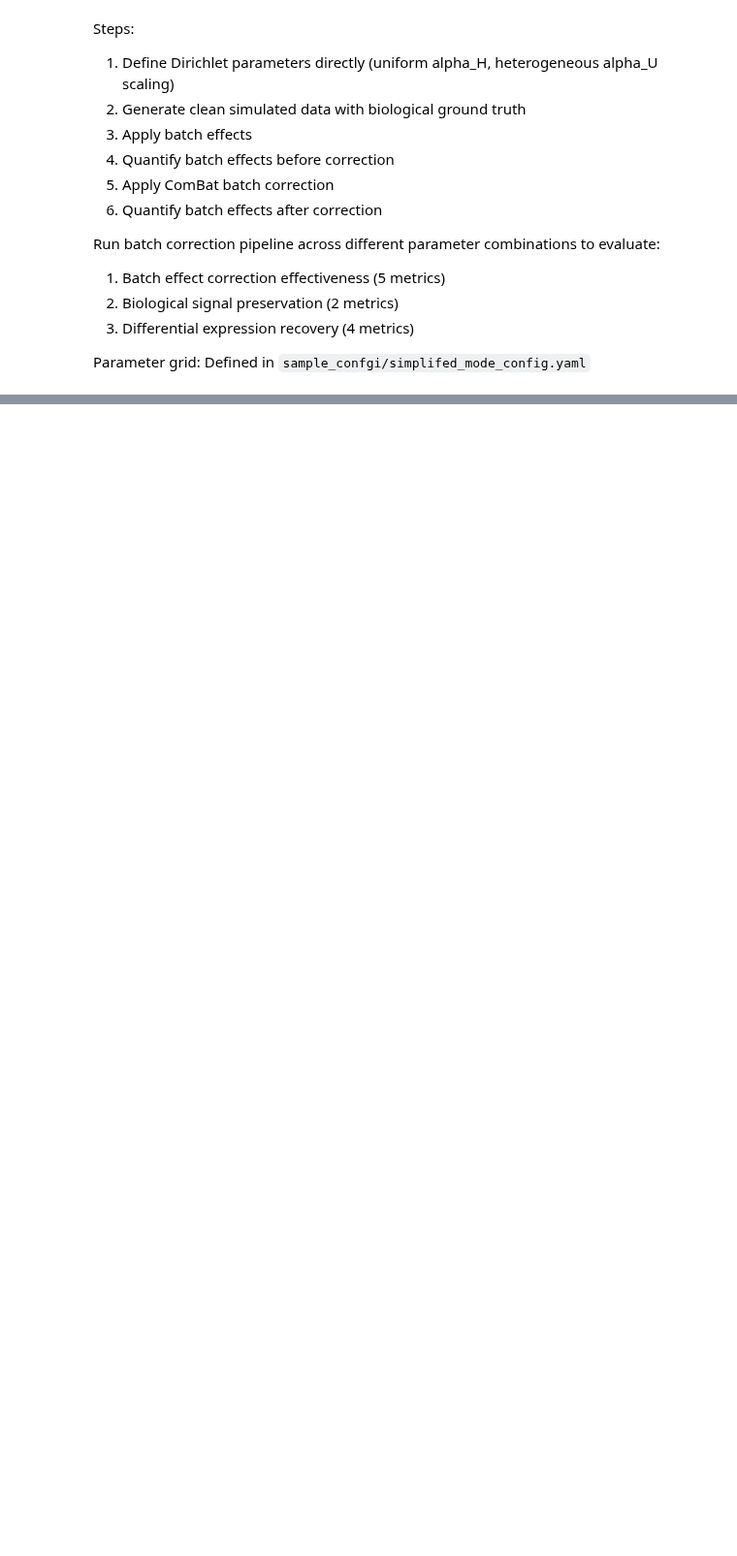
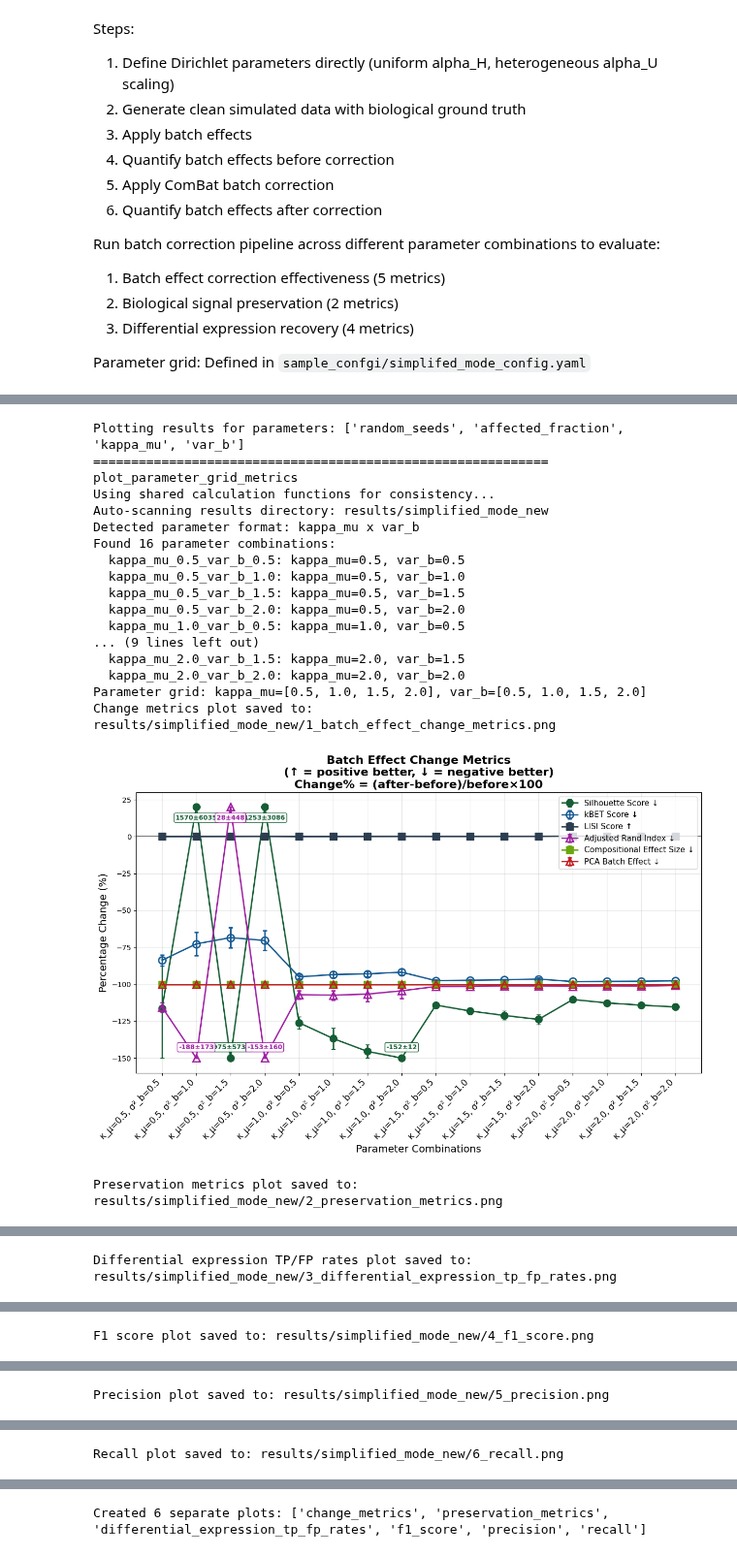
Before and after one commit to BojarLab/GlycoForge, a Jupyter notebook: use_cases/batch_correction/run_correction.ipynb, the cells around one changed output, grey strips where cells are left out. Shown at 97% size. Saved outputs shown, nothing was run; the diff lists cells and outputs as text; code cells hidden in the pictures; blank space fills up the shorter version.

Commit message:
update sim_bio_factor core functions and json format, etc

```diff
--- a/use_cases/batch_correction/run_correction.ipynb
+++ b/use_cases/batch_correction/run_correction.ipynb
@@ -48,20 +70,39 @@ print(f"Total results: {len(results)}")
 # %%
 # Visualize the results from the parameter grid search
-# The plotting function will automatically scan the output directory for results.
 from visualization import plot_parameter_grid_metrics
 # Identify grid parameters (lists in config)
 grid_params = {k: v for k, v in config.items() if isinstance(v, list)}
 
 if grid_params:
     print(f"Plotting results for parameters: {list(grid_params.keys())}")
 
     # Ensure output directory ends with a separator for the save path prefix
     output_dir = config.get('output_dir')
-    save_prefix = os.path.join(output_dir, '') if output_dir else None
+    save_path = os.path.join(output_dir, '') if output_dir else None
 
     plot_parameter_grid_metrics(
         results_dir=output_dir,
-        save_path=save_prefix
+        save_path=save_path
     )
 else:
     print("No parameter grid found (single run configuration). Skipping grid summary plots.")
+# %% [output]
+Plotting results for parameters: ['random_seeds', 'affected_fraction', 'kappa_mu', 'var_b']
+============================================================
+plot_parameter_grid_metrics
+Using shared calculation functions for consistency...
+Auto-scanning results directory: results/simplified_mode_new
+Detected parameter format: kappa_mu x var_b
+Found 16 parameter combinations:
+  kappa_mu_0.5_var_b_0.5: kappa_mu=0.5, var_b=0.5
+  kappa_mu_0.5_var_b_1.0: kappa_mu=0.5, var_b=1.0
+  kappa_mu_0.5_var_b_1.5: kappa_mu=0.5, var_b=1.5
+  kappa_mu_0.5_var_b_2.0: kappa_mu=0.5, var_b=2.0
+  kappa_mu_1.0_var_b_0.5: kappa_mu=1.0, var_b=0.5
+... (9 lines left out)
+  kappa_mu_2.0_var_b_1.5: kappa_mu=2.0, var_b=1.5
+  kappa_mu_2.0_var_b_2.0: kappa_mu=2.0, var_b=2.0
+Parameter grid: kappa_mu=[0.5, 1.0, 1.5, 2.0], var_b=[0.5, 1.0, 1.5, 2.0]
+Change metrics plot saved to: results/simplified_mode_new/1_batch_effect_change_metrics.png
+[figure, added]
+Preservation metrics plot saved to: results/simplified_mode_new/2_preservation_metrics.png
@@ -67,0 +110 @@ else:
+Differential expression TP/FP rates plot saved to: results/simplified_mode_new/3_differential_expression_tp_fp_rates.png
@@ -67,0 +112 @@ else:
+F1 score plot saved to: results/simplified_mode_new/4_f1_score.png
@@ -67,0 +114 @@ else:
+Precision plot saved to: results/simplified_mode_new/5_precision.png
@@ -67,0 +116 @@ else:
+Recall plot saved to: results/simplified_mode_new/6_recall.png
@@ -67,0 +118 @@ else:
+Created 6 separate plots: ['change_metrics', 'preservation_metrics', 'differential_expression_tp_fp_rates', 'f1_score', 'precision', 'recall']
```
Also changed, not shown: parts of 12 cells of this notebook, 19 other files.
